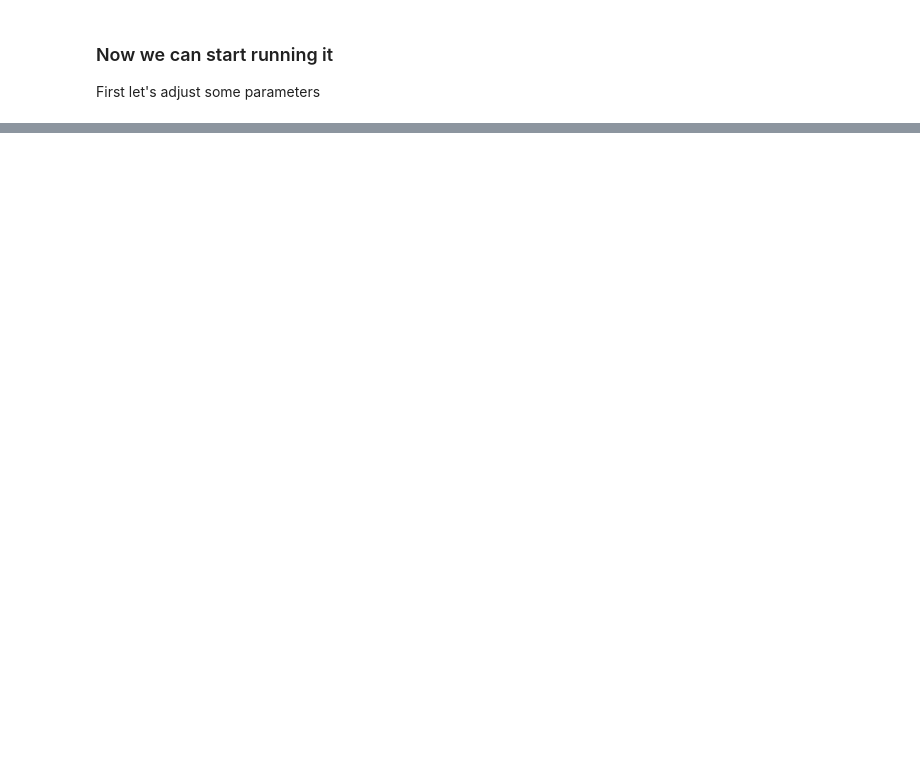
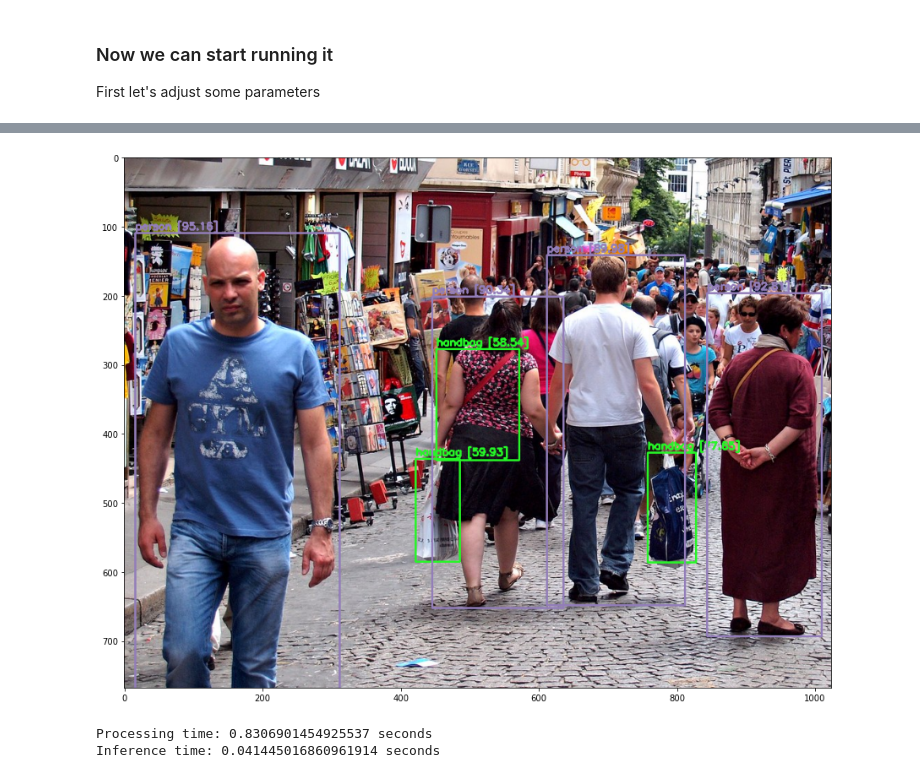
Before and after one commit to tiagodeoliveira/amazon-sagemaker-notebooks, a Jupyter notebook: yolov4_darknet/yolov4_darknet.ipynb, the cells around one changed output, grey strips where cells are left out. Saved outputs shown, nothing was run; the diff lists cells and outputs as text; code cells hidden in the pictures; blank space fills up the shorter version.

```diff
--- a/yolov4_darknet/yolov4_darknet.ipynb
+++ b/yolov4_darknet/yolov4_darknet.ipynb
@@ -103,0 +132,6 @@ Inference time: 0.043236494064331055 seconds
+# %%
+infer('https://live.staticflickr.com/4077/4857742964_8b45dfa770_b.jpg')
+# %% [output]
+[figure, added]
+Processing time: 0.8306901454925537 seconds
+Inference time: 0.041445016860961914 seconds
```
Also changed, not shown: parts of 11 cells of this notebook, 1 other file.
